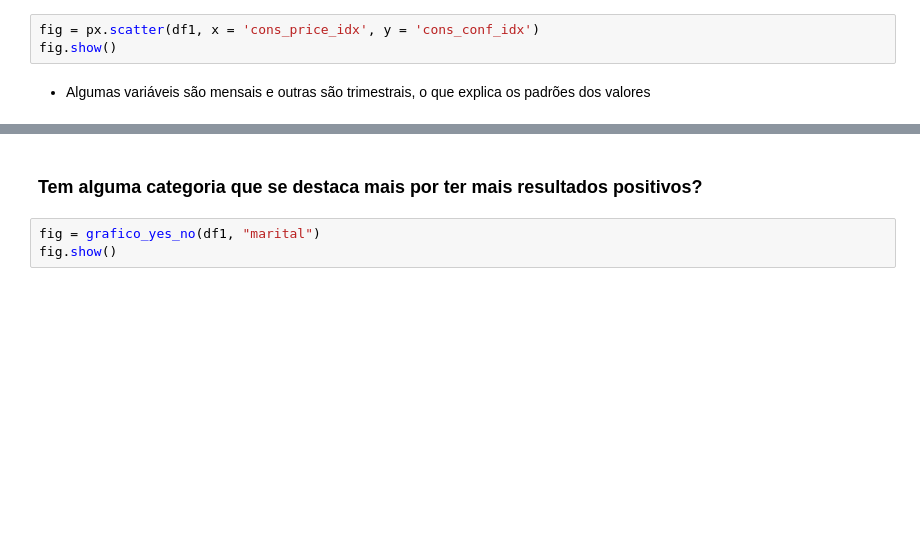
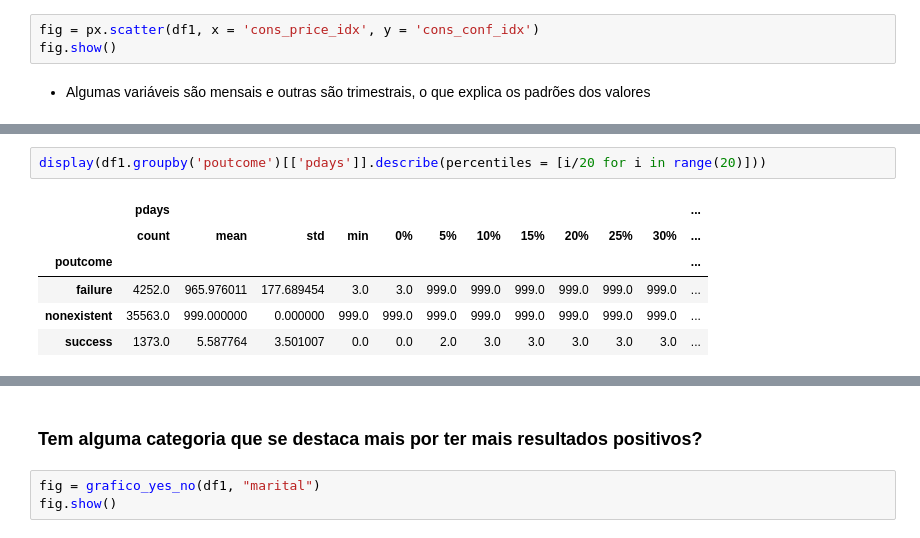
Before and after one commit to leticiafaria7/financial-ml-decisioning, a Jupyter notebook: eda.ipynb, the cells around one changed output, grey strips where cells are left out. Cells and saved outputs as stored; diff of their text form; blank space fills up the shorter version.

```diff
--- a/eda.ipynb
+++ b/eda.ipynb
@@ -484,0 +561,9 @@ fig.show()
+# %%
+display(df1.groupby('poutcome')[['pdays']].describe(percentiles = [i/20 for i in range(20)]))
+# %% [output]
+|  | pdays |  |  |  |  |  |  |  |  |  |  | ... |
+|  | count | mean | std | min | 0% | 5% | 10% | 15% | 20% | 25% | 30% | ... |
+| poutcome |  |  |  |  |  |  |  |  |  |  |  | ... |
+| failure | 4252.0 | 965.976011 | 177.689454 | 3.0 | 3.0 | 999.0 | 999.0 | 999.0 | 999.0 | 999.0 | 999.0 | ... |
+| nonexistent | 35563.0 | 999.000000 | 0.000000 | 999.0 | 999.0 | 999.0 | 999.0 | 999.0 | 999.0 | 999.0 | 999.0 | ... |
+| success | 1373.0 | 5.587764 | 3.501007 | 0.0 | 0.0 | 2.0 | 3.0 | 3.0 | 3.0 | 3.0 | 3.0 | ... |
```
Also changed, not shown: parts of 16 cells of this notebook, 2 other files.
